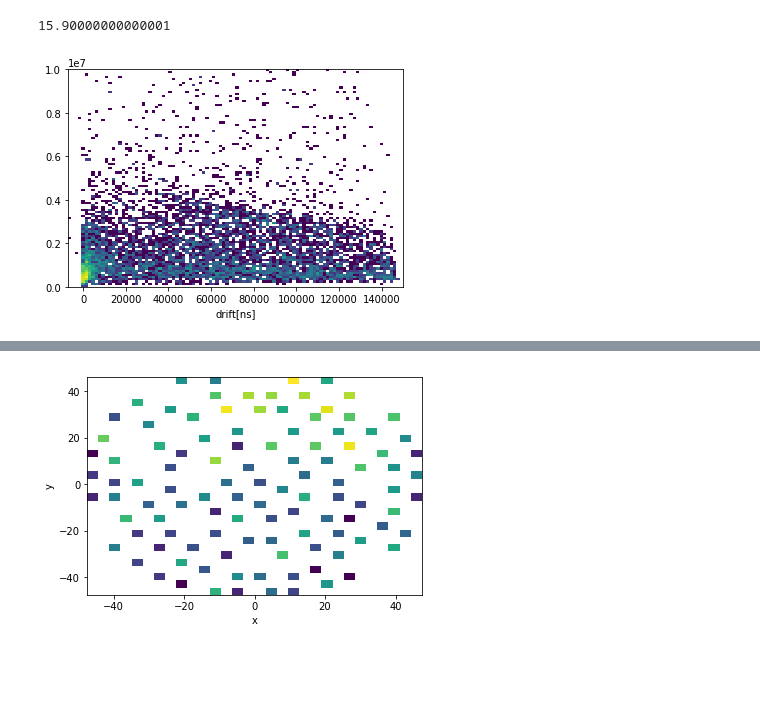
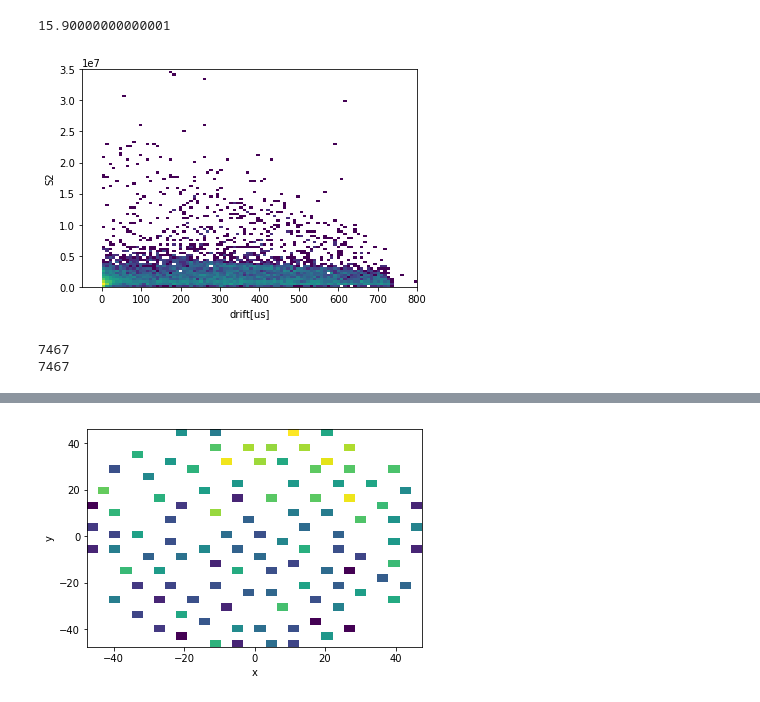
Before and after one commit to wesselrijk/XENON1T_NikhefProject, a Jupyter notebook: DataAnalysis/NG_position_reconstruction.ipynb, the cells around one changed output, grey strips where cells are left out. Saved outputs shown, nothing was run; the diff lists cells and outputs as text; code cells hidden in the pictures; blank space fills up the shorter version.

Commit message:
updated with new NG-data.p

```diff
--- a/DataAnalysis/NG_position_reconstruction.ipynb
+++ b/DataAnalysis/NG_position_reconstruction.ipynb
@@ -189,7 +193,7 @@ def Peaks (pulse, printall):
 # %%
 #getting the already classified S1 and S2 signals stored in a list (Zhuoran Feng)
 #NG_data.p: 10000 events
-with open ('NG_data.p','rb') as fp:
+with open ('NG_data_new.p','rb') as fp:
     data = pickle.load(fp)
 # %%
 #checking whether it works
@@ -266,16 +277,33 @@ print(position_list[0]['x'])
 # %%
 #plotting the drift time
 s1 = []
 s2 = []
 drift = []
 for event in data:
-    drift.append(2*(event['s2_position']-event['s1_position']))
-    s1.append(event['s1'])
-    s2.append(event['s2'])
+    if event['s1_position']<event['s2_position']:
+        drift.append(1e-2*(event['s2_position']-event['s1_position']))
+        s1.append(event['s1'])
+        s2.append(event['s2'])
 fig, ax = plt.subplots()
-ax.hist2d(drift,s2, bins=(100,100), range=((-7000,150000), (0,1e7)), norm=mpl.colors.LogNorm())
-ax.set_xlabel("drift[ns]")
+ax.hist2d(drift,s2, bins=(100,100), range=((-50,800),(0,3.5*1e7)), norm=mpl.colors.LogNorm())
+ax.set_xlabel("drift[us]")
+ax.set_ylabel("S2")
 fname = 'NG_drift10000.png'
 fig.savefig(fname, dpi = (200))
 # %% [output]
-[figure, old version]
+[figure, new version]
+# %%
+#plotting the x-, y- and z-coordinate
+x = np.array([])
+y = np.array([])
+z = np.array([])
+for position in position_list:
+    #print(position)
+    x = np.append(x,position['x'])
+    y = np.append(y,position['y'])
+    z = np.append(z,position['z'])
+print(len(x))
+print(len(s2))
+# %% [output]
+7467
+7467
```
Also changed, not shown: parts of 9 cells of this notebook.
